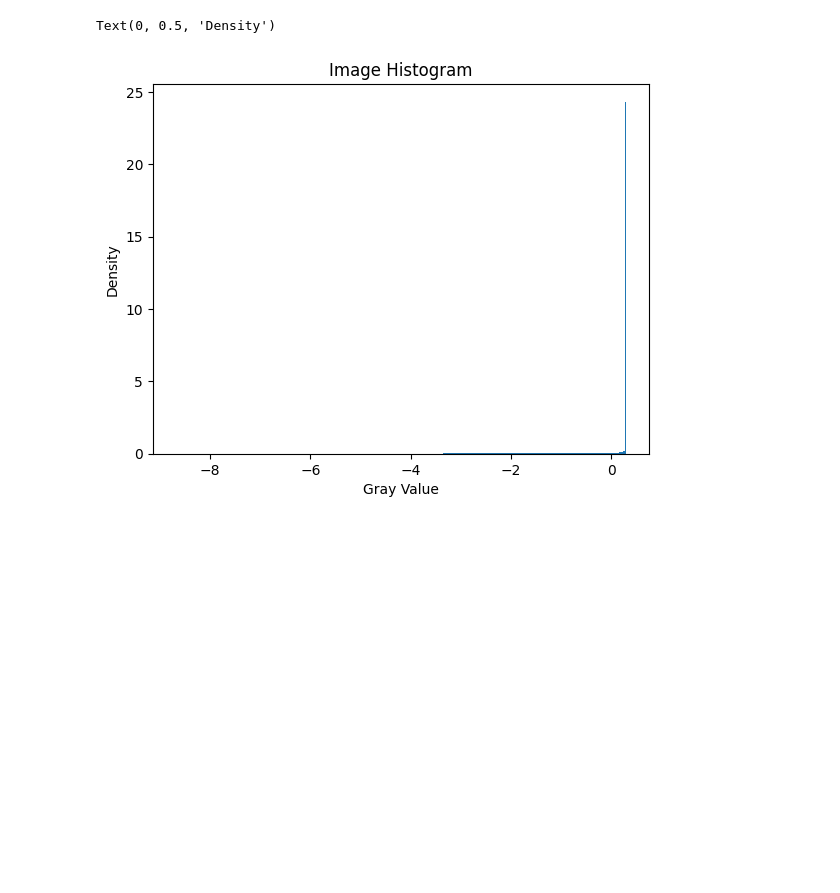
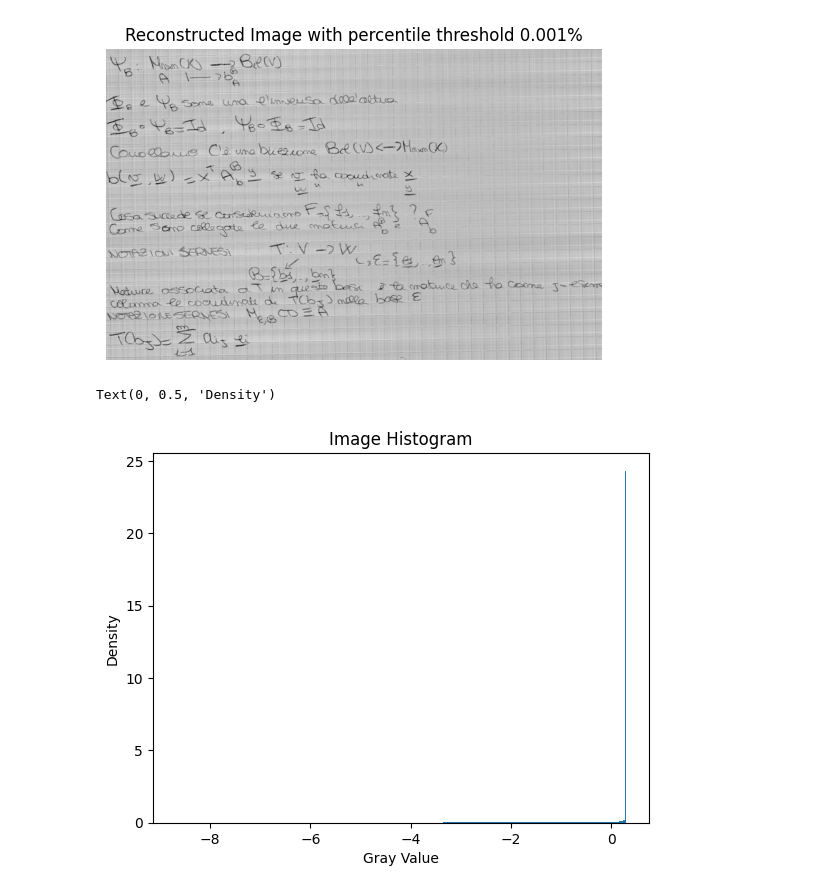
Before and after one commit to StefanoMagriniAlunno/MMATH_Thesis, a Jupyter notebook: data/console.ipynb, the cells around one changed output. Cells and saved outputs as stored; diff of their text form; code cells hidden in the pictures; blank space fills up the shorter version.

```diff
--- a/data/console.ipynb
+++ b/data/console.ipynb
@@ -66,10 +66,19 @@ Text(0.5, 1.0, 'Peaks')
 # %%
 # annullo i picchi
 image_fft_new = image_fft * image_fft_abs_thresholded.reshape(image_fft.shape)
 
 # ricostruisco l'immagine
 image_reconstructed = torch.fft.ifft2(image_fft_new, norm='ortho').real
 image_reconstructed = (image_reconstructed - image_reconstructed.min()) / (image_reconstructed.max() - image_reconstructed.min())
+
+# visualizzo l'immagine ricostruita
+plt.figure()
+plt.imshow(image_reconstructed, cmap='gray')
+plt.axis('off')
+plt.title('Reconstructed Image with percentile threshold 0.001%')
+plt.savefig('reconstructed.png', dpi=600)
+# %% [output]
+[figure, added]
 # %%
 # mostro l'istogramma dei valori di grigio di image_torch
 plt.figure()
```
Also changed, not shown: parts of 2 cells of this notebook, 7 other files.
